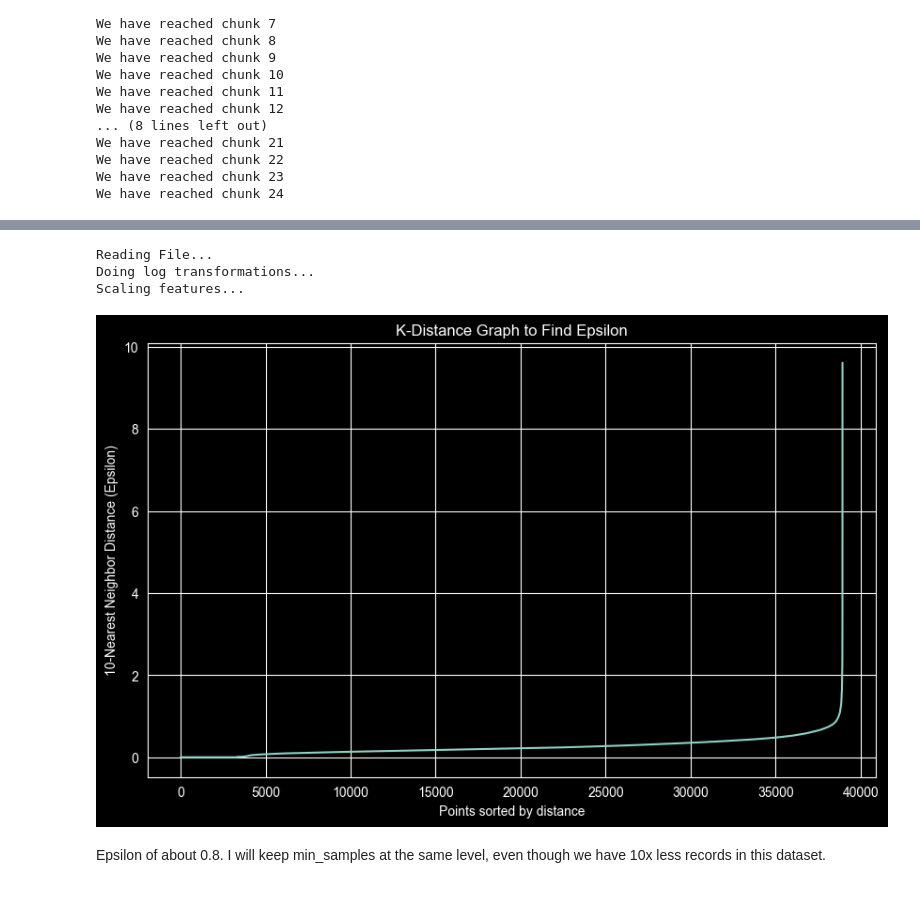
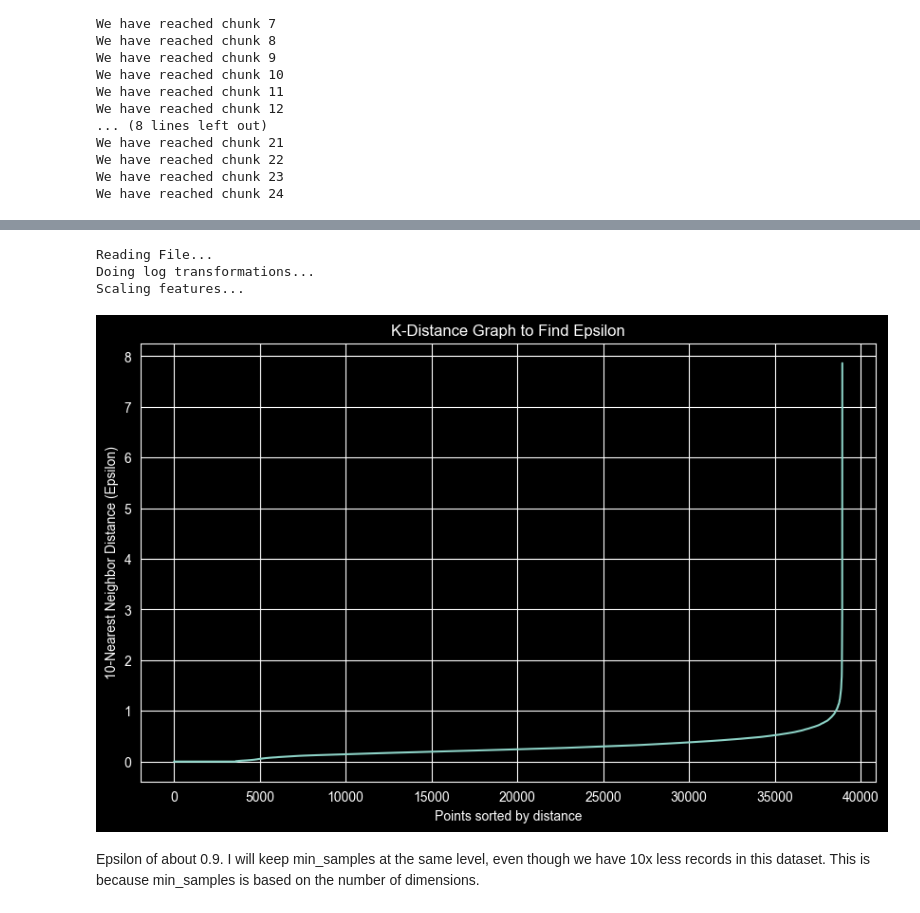
Before and after one commit to ian-roundkicker/CS4412_Spring26_Project, a Jupyter notebook: project_file.ipynb, the cells around one changed output, grey strips where cells are left out. Cells and saved outputs as stored; diff of their text form; code cells hidden in the pictures.

```diff
--- a/project_file.ipynb
+++ b/project_file.ipynb
@@ -753,9 +897,11 @@ import pandas as pd
 import numpy as np
 
 def compute_diff(t):
-    if len(t) <= 1:
-        return 0
+    # return None if there are only 3 or less
+    if len(t) <= 3:
+        return None
     st = np.diff(sorted(t))
+    # return 0 if the mean time between reviews is 0. We would divide by 0 if this case is not handled here
     if np.mean(st) == 0:
         return 0
     return np.std(st)/np.mean(st)
@@ -768,6 +914,7 @@ try:
     for chunk in df:
         print("We have reached chunk " + str(chunk_count))
         chunk_count += 1
+        # apply aggregate function creating a dataframe called grouped
         grouped = chunk.groupby('gmap_id').agg(
             total_pictures=('pics','sum'),
             max_pics=('pics', 'max'),
@@ -779,6 +926,7 @@ try:
             review_times=('time', list),
             ratings=('rating', list),
         )
+        # add grouped to data
         if data.empty:
             data = grouped
         else:
@@ -802,19 +950,35 @@ try:
                 data['max_words'],
                 grouped['max_words'].reindex(data.index, fill_value=0)
             )
-    data['avg_pictures'] = data['total_pictures'] / data['total_reviews']
-    data['pics_percent'] = data['rev_with_pics'] / data['total_reviews'] * 100
-    # note to self: do not sort ratings, as it is unnecessary
+    # add four more extra columns based off of existing data
+    # data['avg_pictures'] = data['total_pictures'] / data['total_reviews']
+    data['avg_pictures'] = np.where(data['rev_with_pics'] > 0, data['total_pictures'] / data['rev_with_pics'], 0)
+    data['pics_percent'] = data['rev_with_pics'] / data['total_reviews']
+
+    data['words_percent'] = data['rev_with_words'] / data['total_reviews']
+    data['avg_words'] = np.where(data['rev_with_words'] > 0, data['total_words'] / data['rev_with_words'], 0)
+
+    # note to self: do not sort ratings because compute_diff sorts it
     data['cov_time'] = data['review_times'].map(compute_diff)
-    data['cov_rating'] = data['ratings'].apply(
-        lambda r: np.std(r)/np.mean(r)
+    #fill null values with mean
+    data['cov_time']=data['cov_time'].fillna(data['cov_time'].mean())
+    data['iod_rating'] = data['ratings'].apply(
+        lambda r: np.var(r)/np.mean(r)
     )
+
+
     data.drop(columns=['review_times', 'ratings'], inplace=True)
     # calculate avg_pictures, pics_percent in list
     # rgur stands for reviews grouped under reviewers
     data.reset_index().to_json('data/rgub_data.json', orient='records', lines=True)
 except FileNotFoundError:
     print("File not found")
+except Exception as e:
+    print(
+        "Some other error occurred on line",
+        e.__traceback__.tb_lineno,
+        ":\n" + str(e)
+    )
 # %% [output]
 We have reached chunk 1
 We have reached chunk 2
@@ -873,48 +1037,49 @@ try:
     print("Reading File...")
     # this data is only 200 MB, so I can just read the whole thing. Using np.float16 to reduce memory usage.
     # Note, if your total word count is greater than 65536, change 'total_words':np.uint16 to 'total_words':np.uint32
-    df = pd.read_json('data/rgub_data.json', lines=True, dtype={'cov_time':np.float32, 'cov_rating':np.float32, 'total_reviews':np.uint16, 'total_pictures':np.uint16, 'total_words':np.uint16})
+    df = pd.read_json('data/rgub_data.json', lines=True, dtype={'cov_time':np.float32, 'cov_rating':np.float32, 'total_reviews':np.uint16, 'total_pictures':np.uint16, 'total_words':np.uint16, 'avg_words':np.float32, 'avg_pictures':np.float32})
     # keep user_id, total_pictures, total_reviews, total_words, cov_time, cov_rating
     print("Doing log transformations...")
     #doing log transformations to reduce the scale of the tail.
     df['log_reviews'] = np.log1p(df['total_reviews'], dtype=np.float32)
-    df['log_pics'] = np.log1p(df['total_pictures'], dtype=np.float32)
-    df['log_words'] = np.log1p(df['total_words'], dtype=np.float32)
-    df.drop(columns=['max_pics', 'rev_with_pics', 'max_words', 'rev_with_words', 'avg_pictures', 'pics_percent','total_pictures', 'total_reviews', 'total_pictures'], inplace=True)
-    features = df[['log_reviews', 'log_pics', 'log_words', 'cov_time', 'cov_rating']]
+    df['log_pics'] = np.log1p(df['avg_pictures'], dtype=np.float32)
+    df['log_words'] = np.log1p(df['avg_words'], dtype=np.float32)
+    df.drop(columns=['max_pics', 'rev_with_pics', 'max_words', 'rev_with_words', 'avg_pictures', 'pics_percent','total_pictures', 'total_reviews', 'total_pictures', 'total_words'], inplace=True)
+    features = df[['log_reviews', 'log_pics', 'log_words', 'cov_time', 'iod_rating']]
+
     # scale features
     print("Scaling features...")
     scaler = StandardScaler()
     X = scaler.fit_transform(features)
     # 1. Choose your k (min_samples)
     # Rule of thumb: min_samples = 2 * number of features
     k = 10
     # 2. Fit NearestNeighbors
     neigh = NearestNeighbors(n_neighbors=k)
     nbrs = neigh.fit(X)
     distances, indices = nbrs.kneighbors(X)
 
     # 3. Sort the distances to the kth neighbor (the last column)
     distances = np.sort(distances[:, k-1], axis=0)
 
     # 4. Plot the distances
     plt.figure(figsize=(10, 6))
     plt.plot(distances)
     plt.title('K-Distance Graph to Find Epsilon')
     plt.xlabel('Points sorted by distance')
     plt.ylabel(f'{k}-Nearest Neighbor Distance (Epsilon)')
     plt.grid(True)
     plt.show()
 
 except FileNotFoundError:
     print("File not found")
 # %% [output]
 Reading File...
 Doing log transformations...
 Scaling features...
-[figure, old version]
+[figure, new version]
 # %% [markdown]
-Epsilon of about 0.8. I will keep min_samples at the same level, even though we have 10x less records in this dataset.
+Epsilon of about 0.9. I will keep min_samples at the same level, even though we have 10x less records in this dataset. This is because min_samples is based on the number of dimensions.
 # %%
 import pandas as pd
 import numpy as np
```
Also changed, not shown: parts of 12 cells of this notebook.
